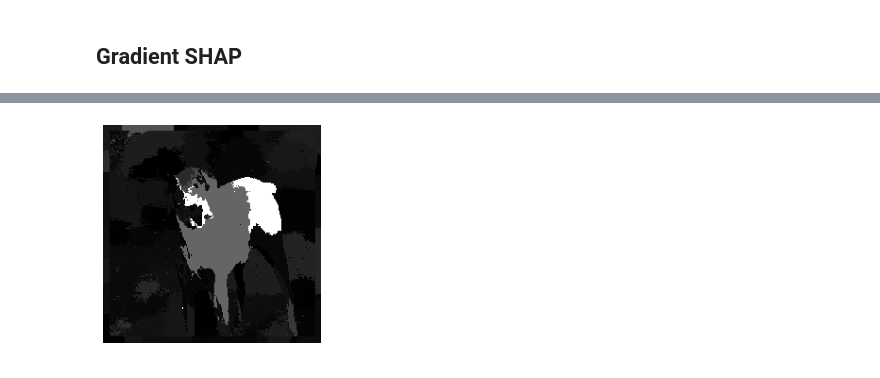
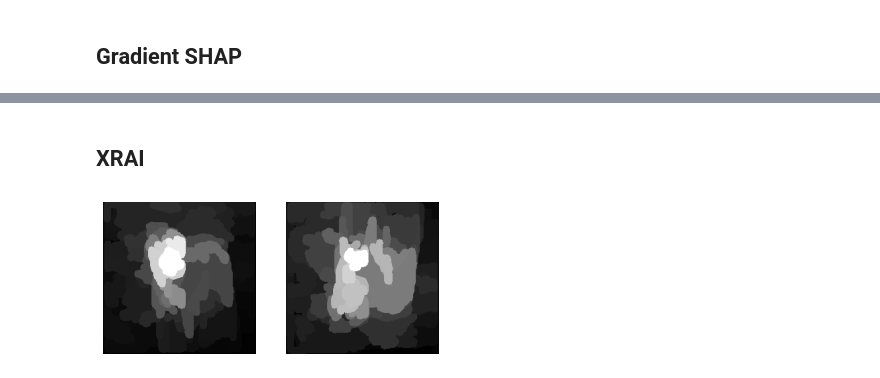
Before and after one commit to aboggust/interpretability-methods, a Jupyter notebook: examples/interpretability_examples.ipynb, the cells around one changed output, grey strips where cells are left out. Cells and saved outputs as stored; diff of their text form; code cells hidden in the pictures.

```diff
--- a/examples/interpretability_examples.ipynb
+++ b/examples/interpretability_examples.ipynb
@@ -160,7 +170,8 @@ visualize_masks(gradient_shap_smoothgrad_masks)
-# %%
-kernel_shap = KernelSHAP(MODEL)
-single_input = input_batch[0].unsqueeze(0)
-kernel_shap_masks = kernel_shap.get_masks(single_input)
-visualize_masks(kernel_shap_masks)
-# %% [output]
-[figure, removed]
+# %% [markdown]
+## XRAI
+# %%
+xrai = XRAI(MODEL)
+xrai_masks = xrai.get_masks(input_batch)
+visualize_masks(xrai_masks)
+# %% [output]
+[figure, added]
```
Also changed, not shown: parts of 19 cells of this notebook.
